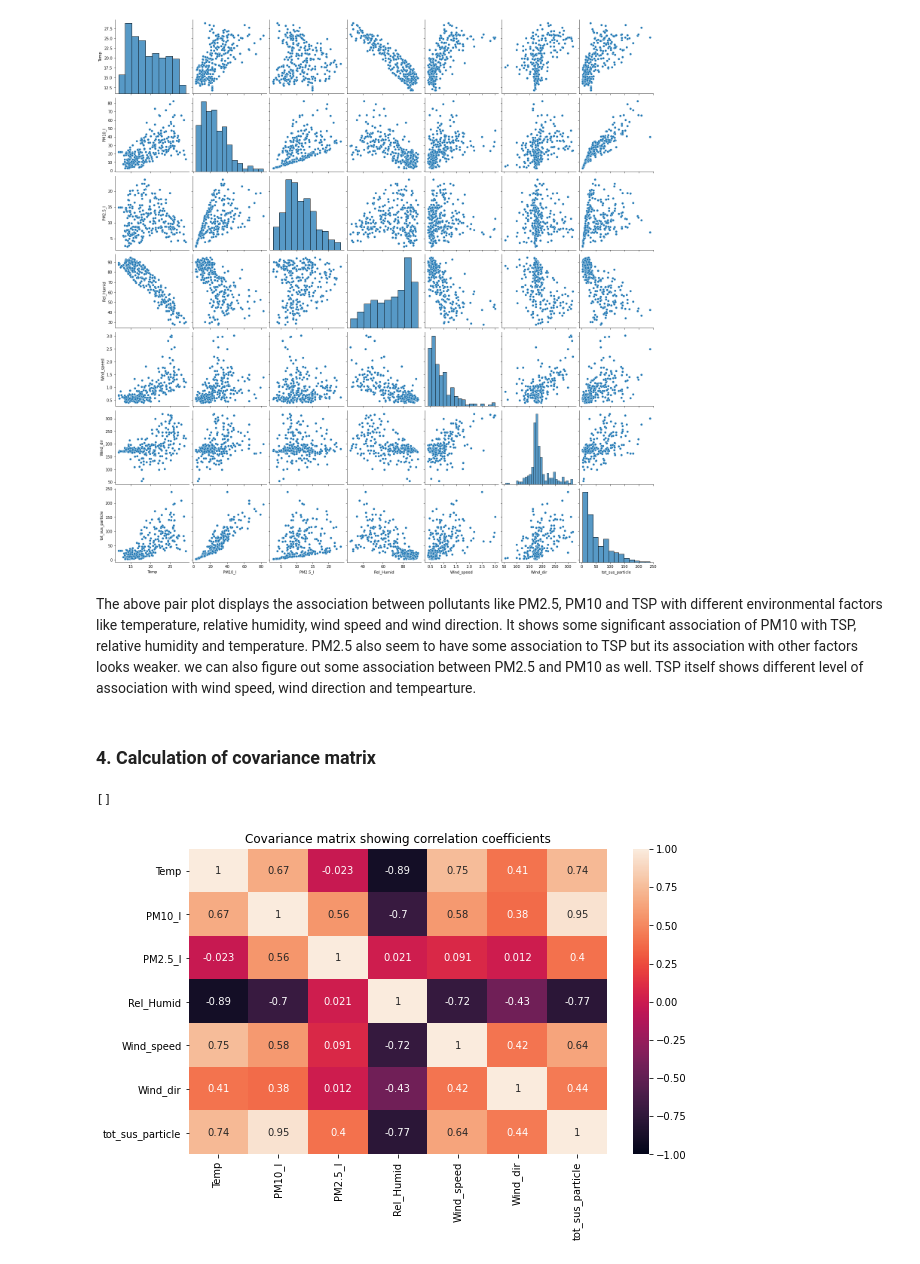
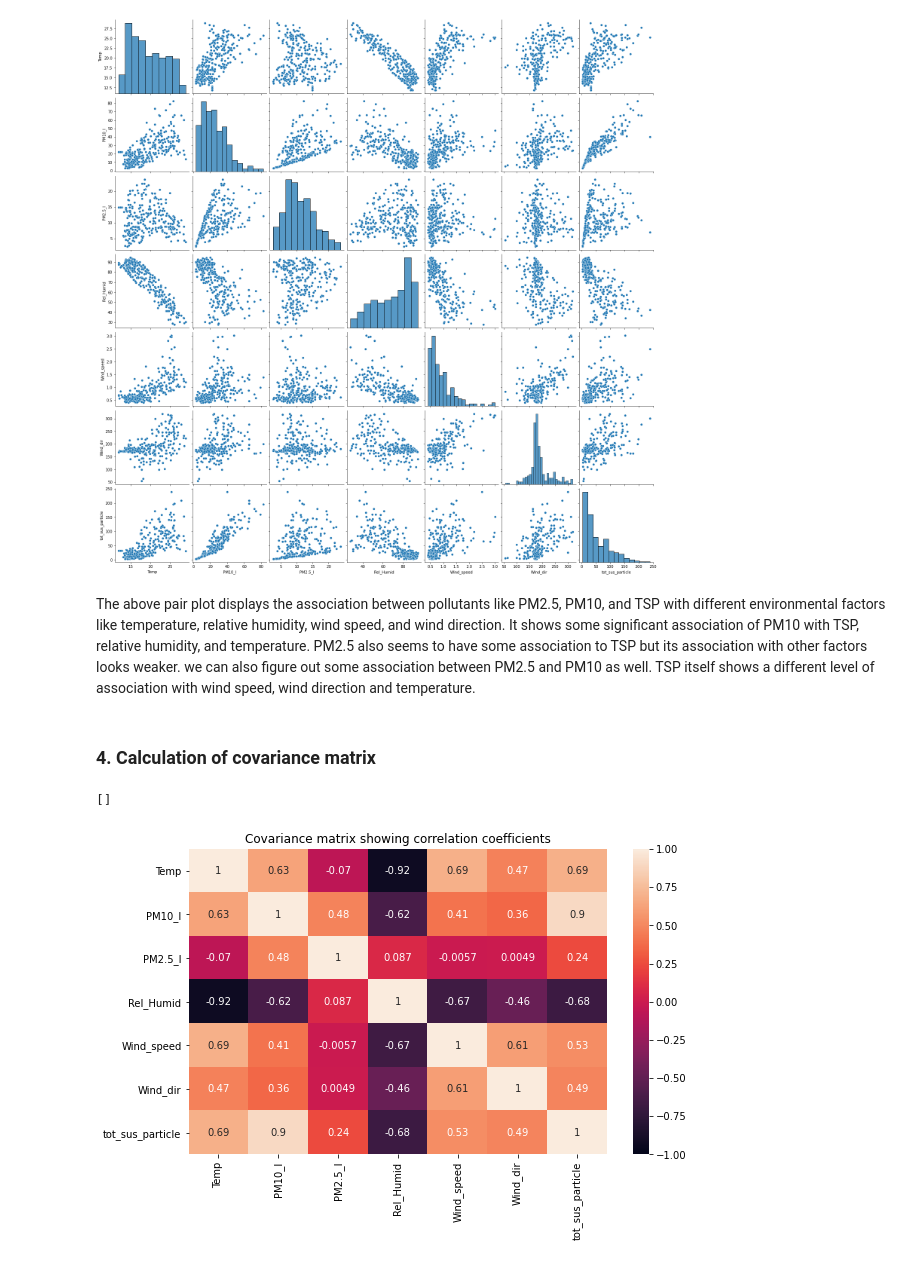
Before and after one commit to gxanesh/Air-Quality-Prediction, a Jupyter notebook: Air Pollution Analysis and Insights.ipynb, the cells around one changed output. Cells and saved outputs as stored; diff of their text form; code cells hidden in the pictures.

```diff
--- a/Air Pollution Analysis and Insights.ipynb
+++ b/Air Pollution Analysis and Insights.ipynb
@@ -204,19 +203,18 @@ sns.pairplot(new_df, height=3.0)
 <seaborn.axisgrid.PairGrid at 0x...>
 [figure]
 # %% [markdown]
-The above pair plot displays the association between pollutants like PM2.5, PM10 and TSP with different environmental factors like temperature, relative humidity, wind speed and wind direction. It shows some significant association of PM10 with TSP, relative humidity and temperature. PM2.5 also seem to have some association to TSP but its association with other factors looks weaker. we can also figure out some association between PM2.5 and PM10 as well.
-TSP itself shows different level of association with wind speed, wind direction and tempearture.
+The above pair plot displays the association between pollutants like PM2.5, PM10, and TSP with different environmental factors like temperature, relative humidity, wind speed, and wind direction. It shows some significant association of PM10 with TSP, relative humidity, and temperature. PM2.5 also seems to have some association to TSP but its association with other factors looks weaker. we can also figure out some association between PM2.5 and PM10 as well. TSP itself shows a different level of association with wind speed, wind direction and temperature.
 # %% [markdown]
 ### 4. Calculation of covariance matrix
 # %%
 
 plt.figure(figsize=(8, 5))
 plt.title('Covariance matrix showing correlation coefficients')
 plt.tight_layout()
-sns.heatmap(new_df.corr(method = 'spearman'), vmin=-1, vmax=1, annot=True)
+sns.heatmap(new_df.corr(method = 'pearson'), vmin=-1, vmax=1, annot=True)
 plt.plot()
 # %% [output]
 []
-[figure, old version]
+[figure, new version]
 # %% [markdown]
 ### 5. Observations and Insights
```
Also changed, not shown: parts of 5 cells of this notebook.
